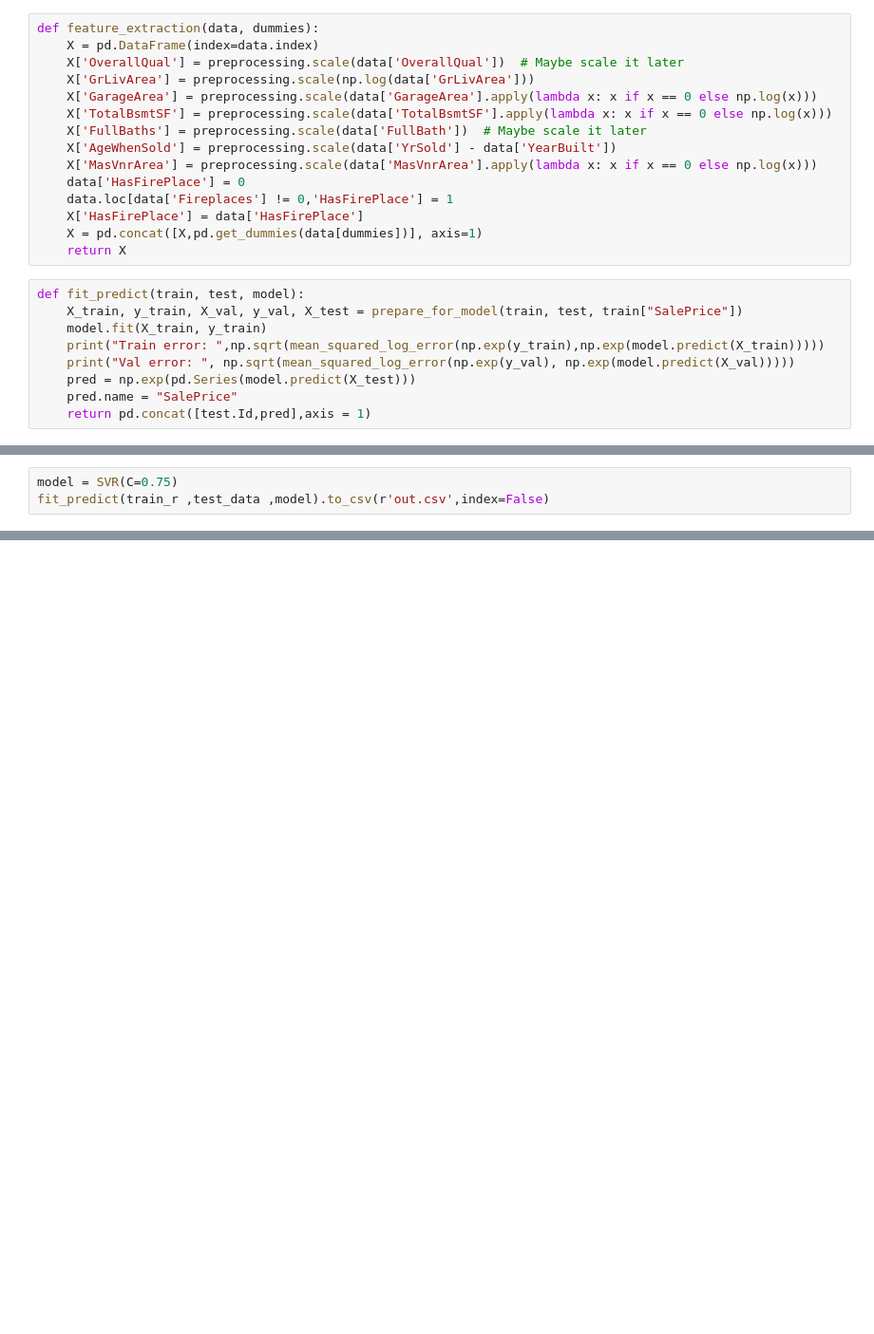
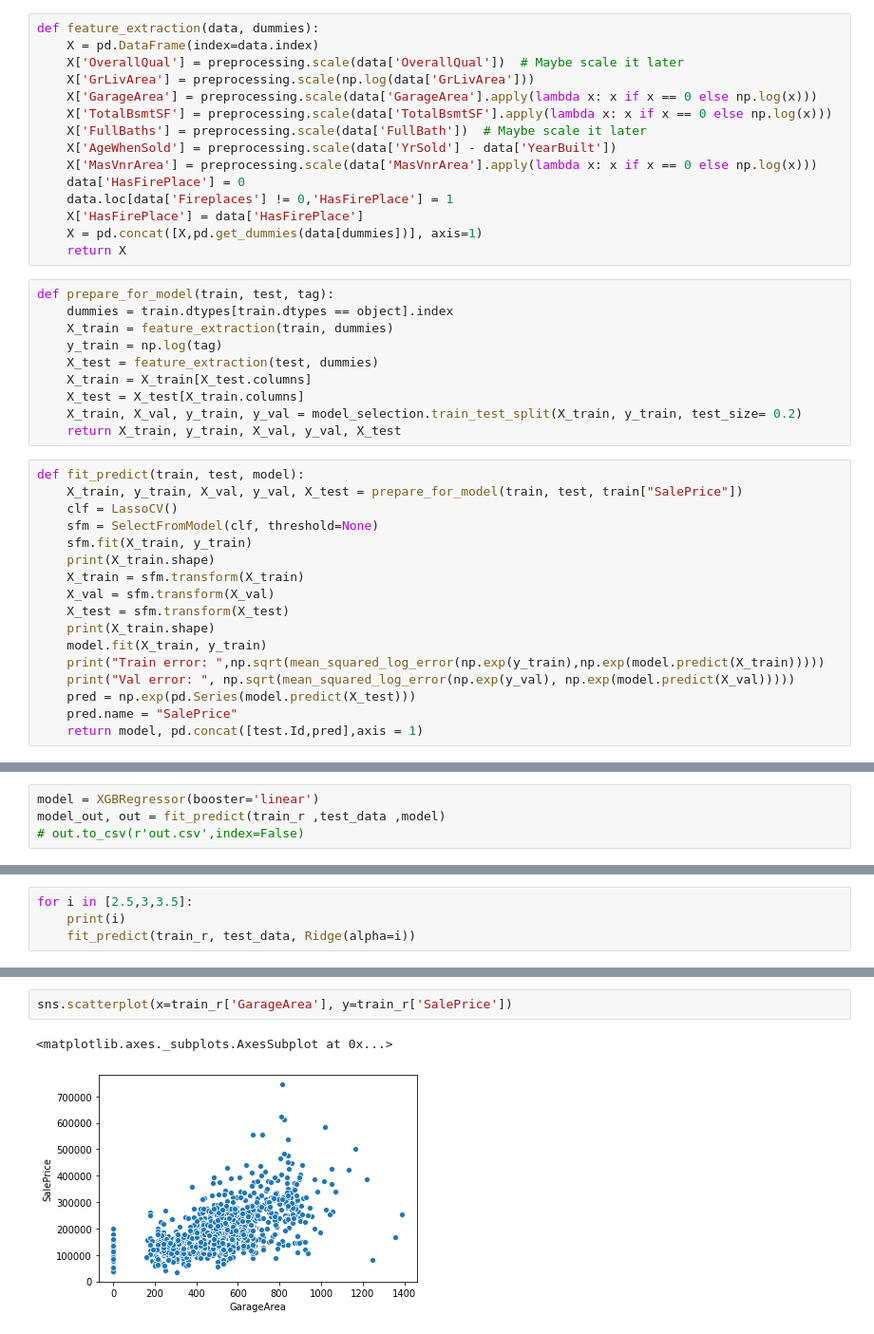
Before and after one commit to Nowam/Kaggle_projects, a Jupyter notebook: Housing_Prices/Model.ipynb, the cells around one changed output, grey strips where cells are left out. Shown at 95% size. Saved outputs shown, nothing was run; the diff lists cells and outputs as text; blank space fills up the shorter version.

Commit message:
played with a bunch of models

```diff
--- a/Housing_Prices/Model.ipynb
+++ b/Housing_Prices/Model.ipynb
@@ -49,12 +50,30 @@ def feature_extraction(data, dummies):
     X['HasFirePlace'] = data['HasFirePlace']
     X = pd.concat([X,pd.get_dummies(data[dummies])], axis=1)
     return X
+# %%
+def prepare_for_model(train, test, tag):
+    dummies = train.dtypes[train.dtypes == object].index
+    X_train = feature_extraction(train, dummies)
+    y_train = np.log(tag)
+    X_test = feature_extraction(test, dummies)
+    X_train = X_train[X_test.columns]
+    X_test = X_test[X_train.columns]
+    X_train, X_val, y_train, y_val = model_selection.train_test_split(X_train, y_train, test_size= 0.2)
+    return X_train, y_train, X_val, y_val, X_test
 # %%
 def fit_predict(train, test, model):
     X_train, y_train, X_val, y_val, X_test = prepare_for_model(train, test, train["SalePrice"])
+    clf = LassoCV()
+    sfm = SelectFromModel(clf, threshold=None)
+    sfm.fit(X_train, y_train)
+    print(X_train.shape)
+    X_train = sfm.transform(X_train)
+    X_val = sfm.transform(X_val)
+    X_test = sfm.transform(X_test)
+    print(X_train.shape)
     model.fit(X_train, y_train)
     print("Train error: ",np.sqrt(mean_squared_log_error(np.exp(y_train),np.exp(model.predict(X_train)))))
     print("Val error: ", np.sqrt(mean_squared_log_error(np.exp(y_val), np.exp(model.predict(X_val)))))
     pred = np.exp(pd.Series(model.predict(X_test)))
     pred.name = "SalePrice"
-    return pd.concat([test.Id,pred],axis = 1)
+    return model, pd.concat([test.Id,pred],axis = 1)
@@ -80,4 +107,5 @@ fill_nans(test_data)
 # %%
-model = SVR(C=0.75)
-fit_predict(train_r ,test_data ,model).to_csv(r'out.csv',index=False)
+model = XGBRegressor(booster='linear')
+model_out, out = fit_predict(train_r ,test_data ,model)
+# out.to_csv(r'out.csv',index=False)
 # %% [output]
@@ -129,0 +125,4 @@ Length: 82, dtype: int64
+# %%
+for i in [2.5,3,3.5]:
+    print(i)
+    fit_predict(train_r, test_data, Ridge(alpha=i))
@@ -129,0 +139,5 @@ Length: 82, dtype: int64
+# %%
+sns.scatterplot(x=train_r['GarageArea'], y=train_r['SalePrice'])
+# %% [output]
+<matplotlib.axes._subplots.AxesSubplot at 0x...>
+[figure, added]
```
Also changed, not shown: parts of 11 cells of this notebook.
